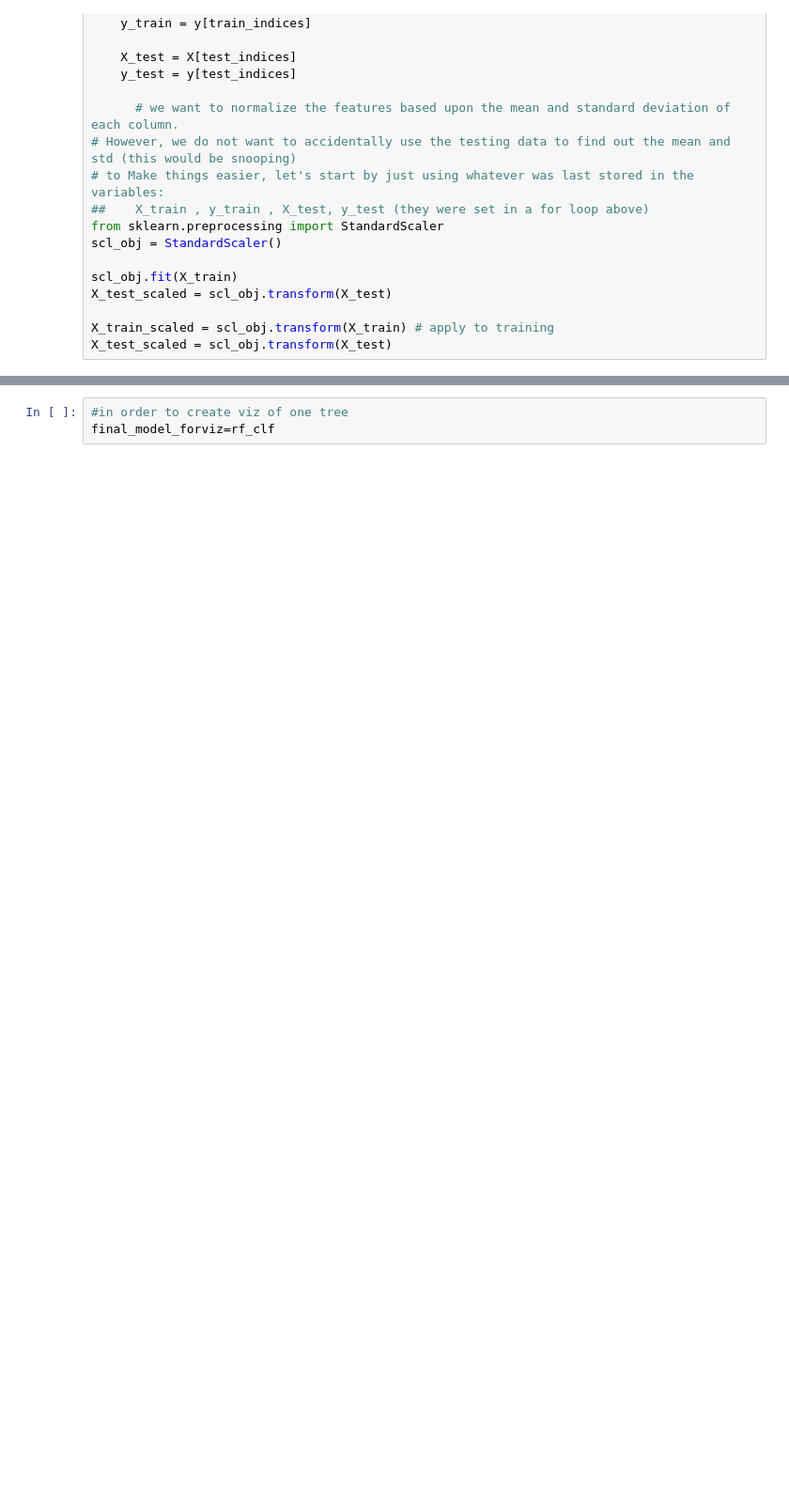
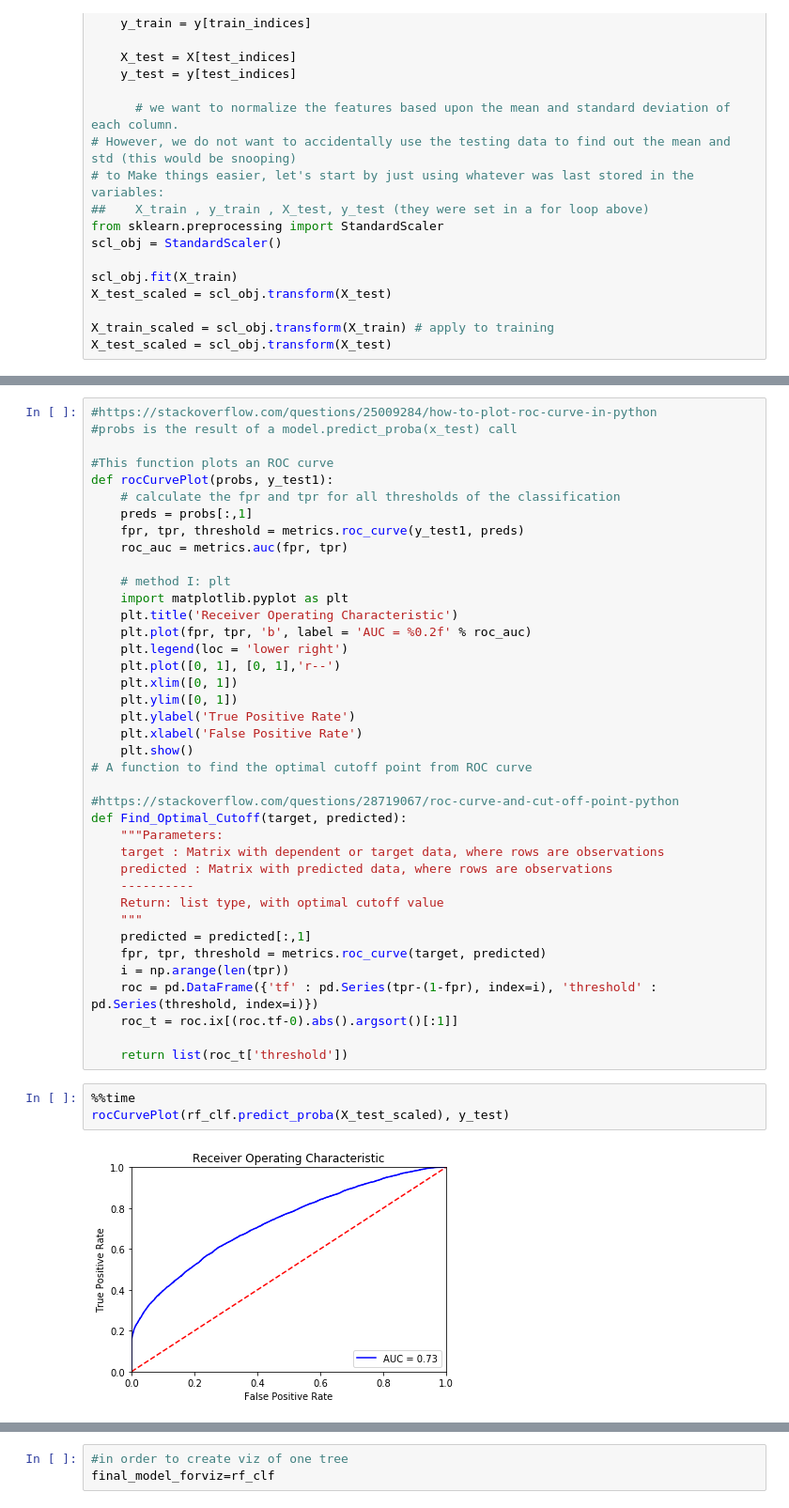
Before and after one commit to mltran2017/MSDS7331, a Jupyter notebook: notebook/Lab2/Visualizing One Tree in the Forest with df_imputed_min LJ.ipynb, the cells around one changed output, grey strips where cells are left out. Shown at 94% size. Cells and saved outputs as stored; diff of their text form; blank space fills up the shorter version.

Commit message:
ROC Curve works now... yay

```diff
--- a/notebook/Lab2/Visualizing One Tree in the Forest with df_imputed_min LJ.ipynb
+++ b/notebook/Lab2/Visualizing One Tree in the Forest with df_imputed_min LJ.ipynb
@@ -154,0 +156,44 @@ Random Forest - roc_auc_score:  0.6641114682074046
+# %%
+#https://stackoverflow.com/questions/25009284/how-to-plot-roc-curve-in-python
+#probs is the result of a model.predict_proba(x_test) call
+
+#This function plots an ROC curve
+def rocCurvePlot(probs, y_test1):
+    # calculate the fpr and tpr for all thresholds of the classification
+    preds = probs[:,1]
+    fpr, tpr, threshold = metrics.roc_curve(y_test1, preds)
+    roc_auc = metrics.auc(fpr, tpr)
+
+    # method I: plt
+    import matplotlib.pyplot as plt
+    plt.title('Receiver Operating Characteristic')
+    plt.plot(fpr, tpr, 'b', label = 'AUC = %0.2f' % roc_auc)
+    plt.legend(loc = 'lower right')
+    plt.plot([0, 1], [0, 1],'r--')
+    plt.xlim([0, 1])
+    plt.ylim([0, 1])
+    plt.ylabel('True Positive Rate')
+    plt.xlabel('False Positive Rate')
+    plt.show()
+# A function to find the optimal cutoff point from ROC curve
+
+#https://stackoverflow.com/questions/28719067/roc-curve-and-cut-off-point-python
+def Find_Optimal_Cutoff(target, predicted):
+    """Parameters:
+    target : Matrix with dependent or target data, where rows are observations
+    predicted : Matrix with predicted data, where rows are observations
+    ----------
+    Return: list type, with optimal cutoff value
+    """
+    predicted = predicted[:,1]
+    fpr, tpr, threshold = metrics.roc_curve(target, predicted)
+    i = np.arange(len(tpr))
+    roc = pd.DataFrame({'tf' : pd.Series(tpr-(1-fpr), index=i), 'threshold' : pd.Series(threshold, index=i)})
+    roc_t = roc.ix[(roc.tf-0).abs().argsort()[:1]]
+
+    return list(roc_t['threshold'])
+# %%
+%%time
+rocCurvePlot(rf_clf.predict_proba(X_test_scaled), y_test)
+# %% [output]
+[figure, added]
```
Also changed, not shown: parts of 7 cells of this notebook.
